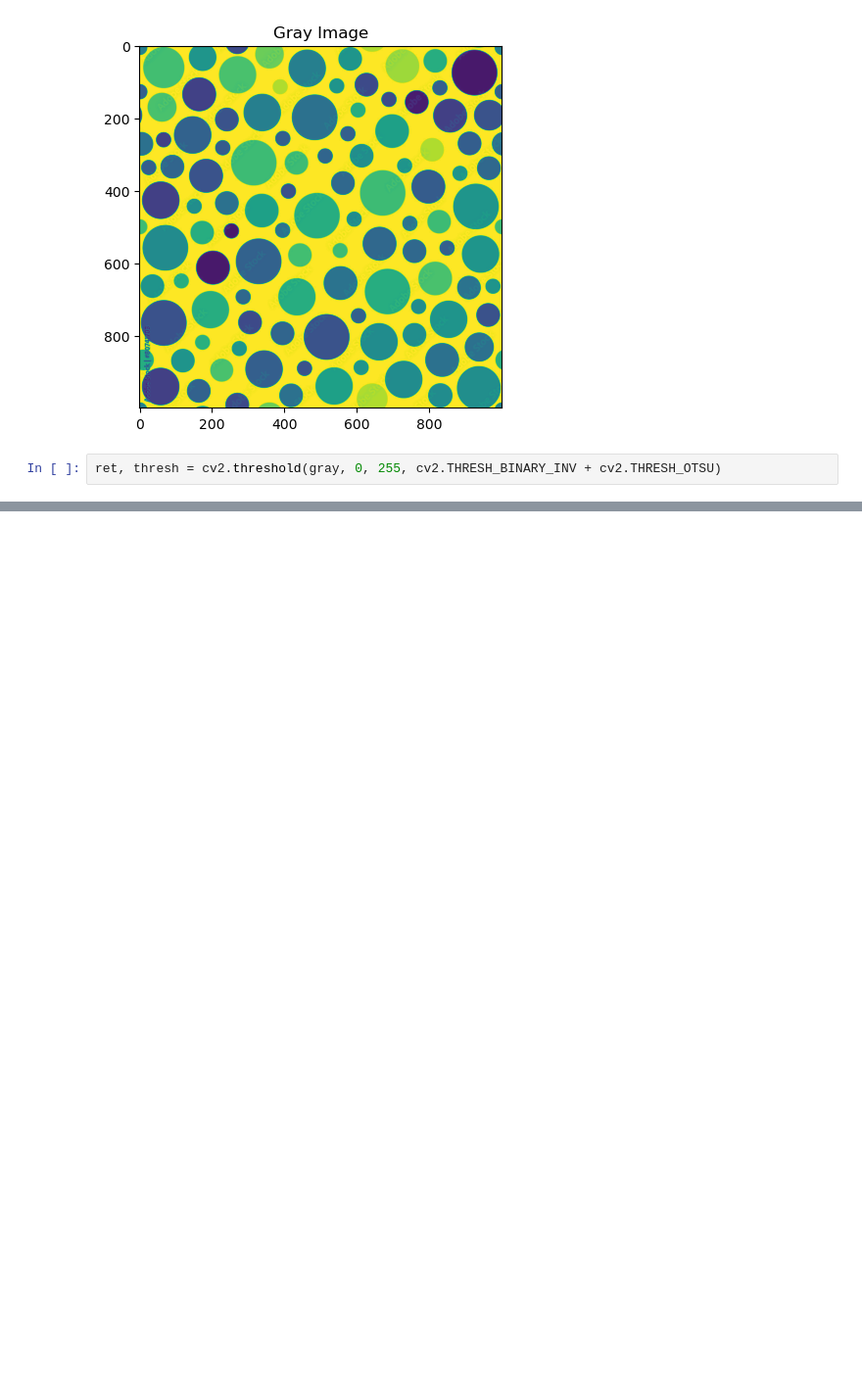
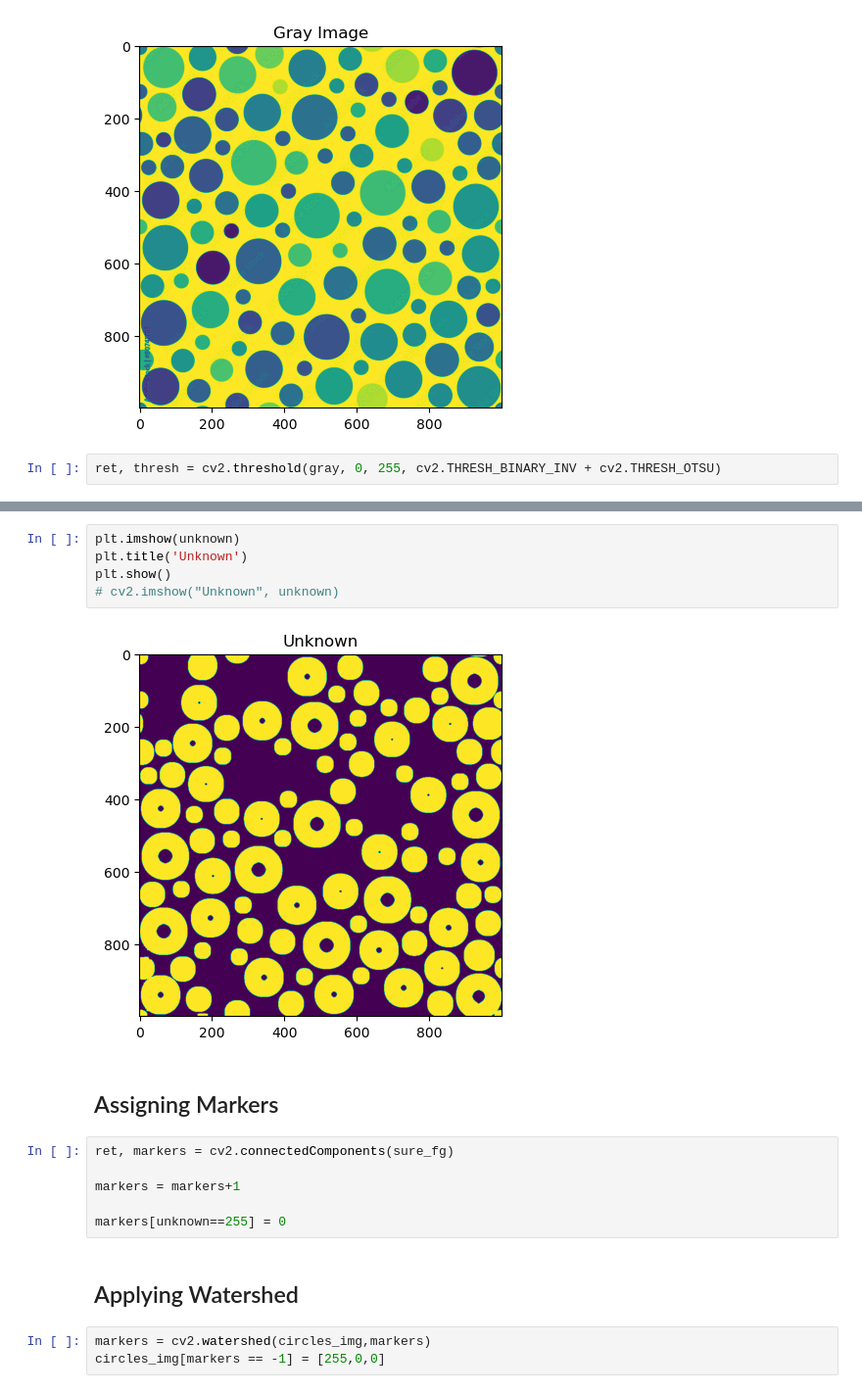
Before and after one commit to Vishnuteja-Surla/Computer-Vision-Assignments, a Jupyter notebook: Assignment-3/watershed-algorithm.ipynb, the cells around one changed output, grey strips where cells are left out. Shown: that part at 98% size. Saved outputs shown, nothing was run; the diff lists cells and outputs as text; blank space fills up the shorter version.

Commit message:
Complete Watershed Algorithm

```diff
--- a/Assignment-3/watershed-algorithm.ipynb
+++ b/Assignment-3/watershed-algorithm.ipynb
@@ -32,0 +63,20 @@ plt.show()
+# %%
+plt.imshow(unknown)
+plt.title('Unknown')
+plt.show()
+# cv2.imshow("Unknown", unknown)
+# %% [output]
+[figure, added]
+# %% [markdown]
+## Assigning Markers
+# %%
+ret, markers = cv2.connectedComponents(sure_fg)
+
+markers = markers+1
+
+markers[unknown==255] = 0
+# %% [markdown]
+## Applying Watershed
+# %%
+markers = cv2.watershed(circles_img,markers)
+circles_img[markers == -1] = [255,0,0]
```
Also changed, not shown: parts of 12 cells of this notebook.
